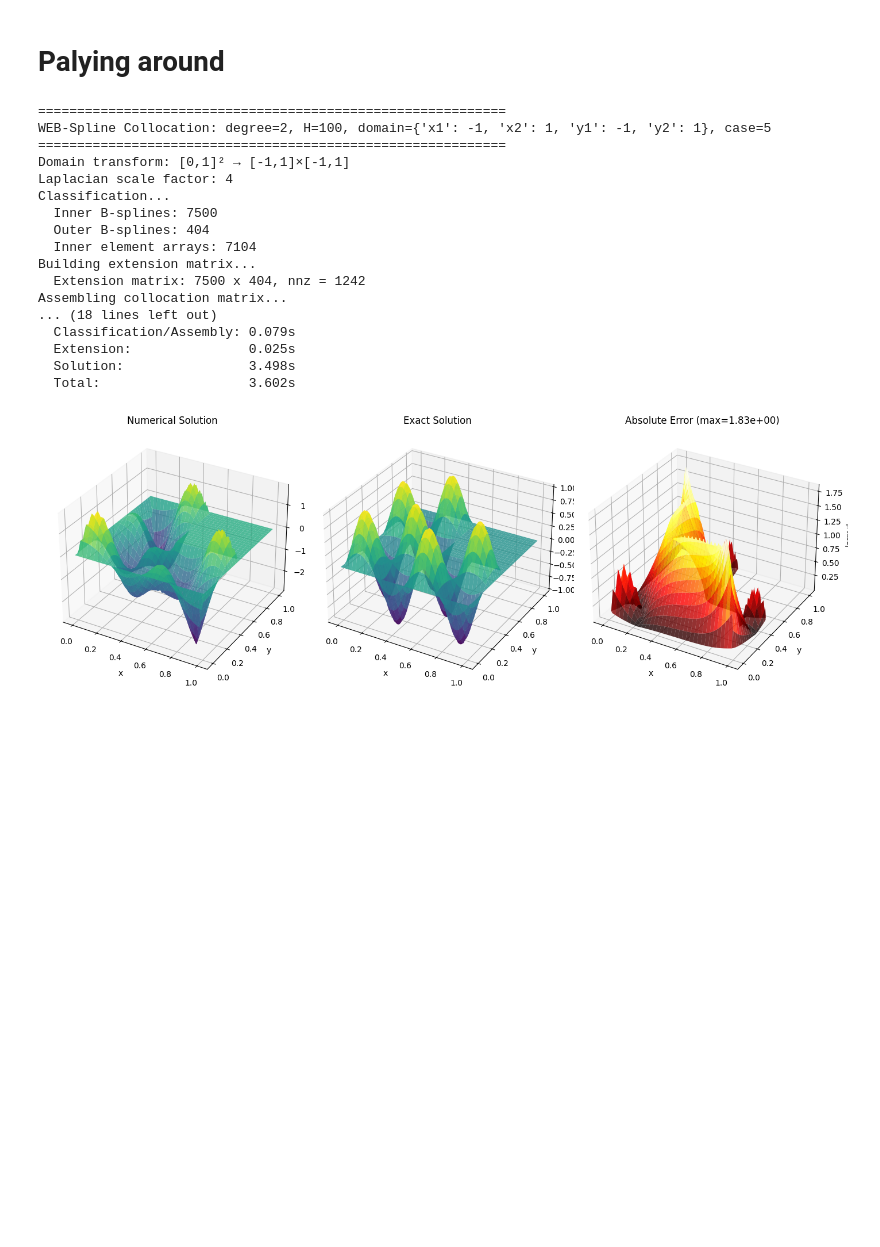
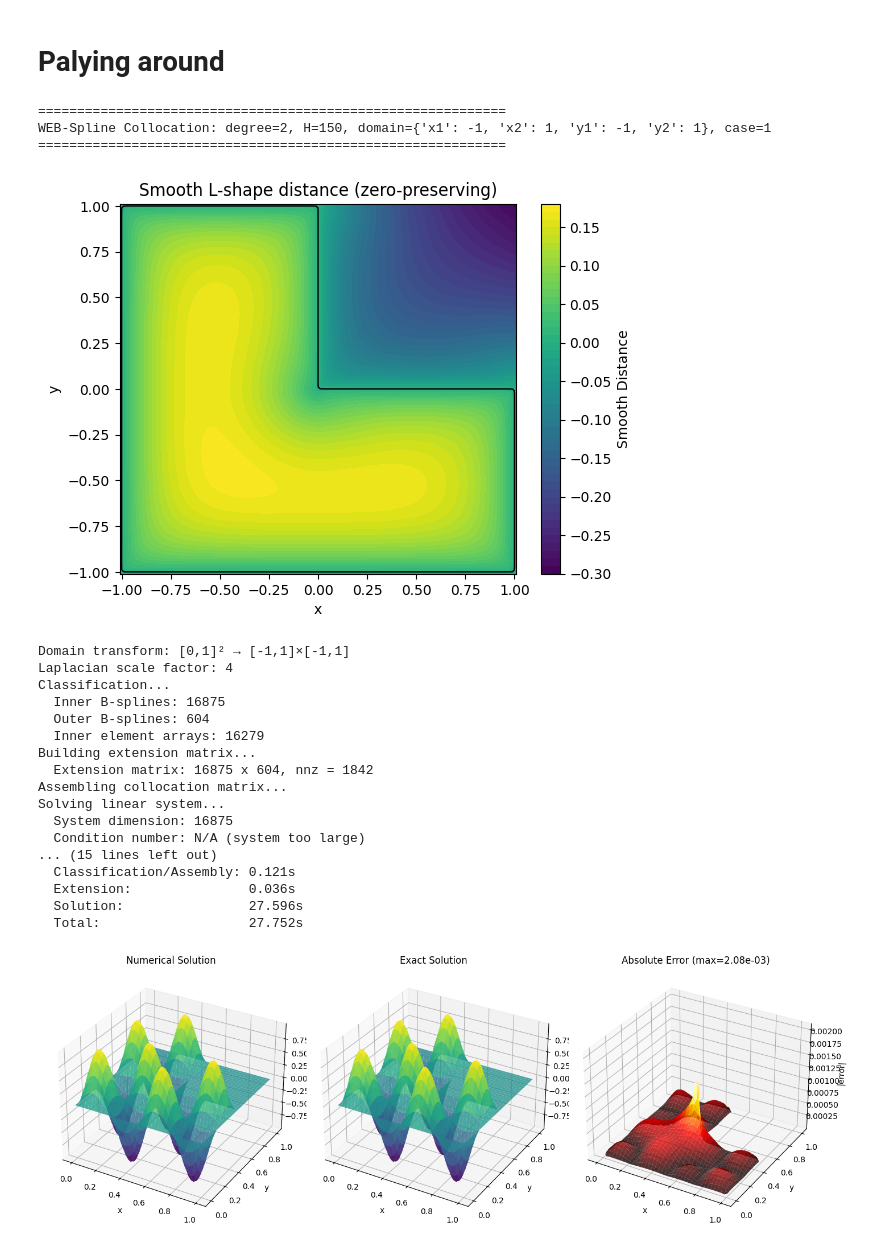
Before and after one commit to csgellert/NeuralIGA, a Jupyter notebook: Neural Analysis/colloc_results.ipynb, the cells around one changed output. Cells and saved outputs as stored; diff of their text form; code cells hidden in the pictures; blank space fills up the shorter version.

Commit message:
smooth fnc to colloc

```diff
--- a/Neural Analysis/colloc_results.ipynb
+++ b/Neural Analysis/colloc_results.ipynb
@@ -8,18 +9,20 @@ import Geomertry
 # Palying around
 # %%
 importlib.reload(cWEB)
+importlib.reload(FEM)
+importlib.reload(Geomertry)
 from network_defs import load_test_model
 
 # Physical domain where all functions (weight, load, solution) are defined
 DOMAIN = {"x1": -1, "x2": 1, "y1": -1, "y2": 1}
 
 # Case 1: u = x*(x²+y²-1) has u=0 on unit circle (homogeneous Dirichlet BC)
-function_case = 5
+function_case = 1
 cWEB.FUNCTION_CASE = function_case
 
 verbose = True
 n = 2
-H = 100
+H = 150
 
 if verbose:
     print("=" * 60)
@@ -28,9 +31,11 @@ if verbose:
 
 # Weight function - using analytical circle distance in [-1,1]² domain
 #model = Geomertry.AnaliticalDistanceCircle()
-model  = Geomertry.AnaliticalDistanceLshape()
-wfct = cWEB.NeuralWeightFunction(model=model, domain=DOMAIN)
-
+#model  = Geomertry.AnaliticalDistanceLshape()
+#model = load_test_model("SIREN_L_3_0", "SIREN", params={"architecture": [2, 256, 256, 256, 1], "w_0": 80, "w_hidden": 120.0})
+model = Geomertry.AnaliticalDistanceLshape_RFunction()
+wfct = cWEB.NeuralWeightFunction(model=model, domain=DOMAIN, transform="tanh")
+model.create_contour_plot(100)
 # Create domain transformer for exact solution comparison
 transformer = cWEB.create_domain_transformer(DOMAIN)
 
@@ -96,46 +101,50 @@ H1_error = np.sqrt(ErrL2 ** 2 + H1_semi ** 2) if not np.isnan(H1_semi) else np.n
 
 if verbose:
     print("\n" + "=" * 40)
     print("Results:")
     print("=" * 40)
     print(f"  Relative max error: {ErrMax:.6e}")
     print(f"  Relative L2 error:  {ErrL2:.6e}")
     print(f"  Mean absolute error: {Err_MAE:.6e}")
     print(f"  Absolute L-inf error: {Err_L_inf:.6e}")
     print(f"  H1 semi-norm error: {H1_semi:.6e}" if not np.isnan(H1_semi) else "  H1 semi-norm error: N/A")
     print(f"  H1 error:           {H1_error:.6e}" if not np.isnan(H1_error) else "  H1 error:           N/A")
     print(f"  Condition number:   {con:.2e}" if not np.isnan(con) else "  Condition number:   N/A")
     print(f"  System dimension:   {dim_sys}")
     print(f"\nTiming:")
     print(f"  Classification/Assembly: {rtimes['sys']:.3f}s")
     print(f"  Extension:               {rtimes['ext']:.3f}s")
     print(f"  Solution:                {rtimes['sol']:.3f}s")
     print(f"  Total:                   {rtimes['total']:.3f}s")
 
 result = {
     'Uxy': Uxy, 'xB': xB, 'yB': yB, 'uxy_exact': uxy_exact,
     'ErrMax': ErrMax, 'ErrL2': ErrL2, 'MAE': Err_MAE,
     'H1_semi': H1_semi, 'H1_error': H1_error,
     'condition': con, 'dim': dim_sys, 'rtimes': rtimes,
     'wfct': wfct, 'function_case': function_case
 }
 cWEB.visualize_solution(result)
 # %% [output]
 ============================================================
-WEB-Spline Collocation: degree=2, H=100, domain={'x1': -1, 'x2': 1, 'y1': -1, 'y2': 1}, case=5
+WEB-Spline Collocation: degree=2, H=150, domain={'x1': -1, 'x2': 1, 'y1': -1, 'y2': 1}, case=1
 ============================================================
-Domain transform: [0,1]² → [-1,1]×[-1,1]
-Laplacian scale factor: 4
-Classification...
-  Inner B-splines: 7500
-  Outer B-splines: 404
-  Inner element arrays: 7104
-Building extension matrix...
-  Extension matrix: 7500 x 404, nnz = 1242
-Assembling collocation matrix...
-... (18 lines left out)
-  Classification/Assembly: 0.079s
-  Extension:               0.025s
-  Solution:                3.498s
-  Total:                   3.602s
-[figure, old version]
+[figure, new version]
+Domain transform: [0,1]² → [-1,1]×[-1,1]
+Laplacian scale factor: 4
+Classification...
+  Inner B-splines: 16875
+  Outer B-splines: 604
+  Inner element arrays: 16279
+Building extension matrix...
+  Extension matrix: 16875 x 604, nnz = 1842
+Assembling collocation matrix...
+Solving linear system...
+  System dimension: 16875
+  Condition number: N/A (system too large)
+... (15 lines left out)
+  Classification/Assembly: 0.121s
+  Extension:               0.036s
+  Solution:                27.596s
+  Total:                   27.752s
+[figure, added]
```
Also changed, not shown: parts of 1 cell of this notebook, 6 other files.
